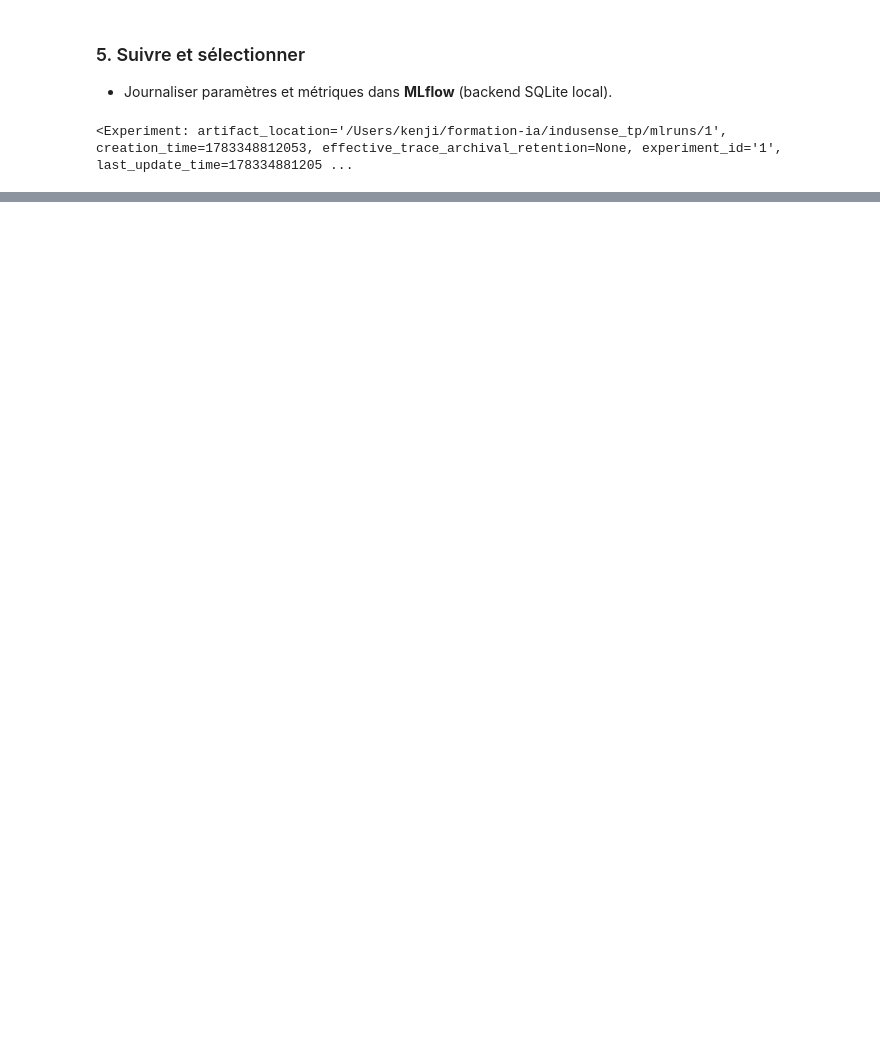
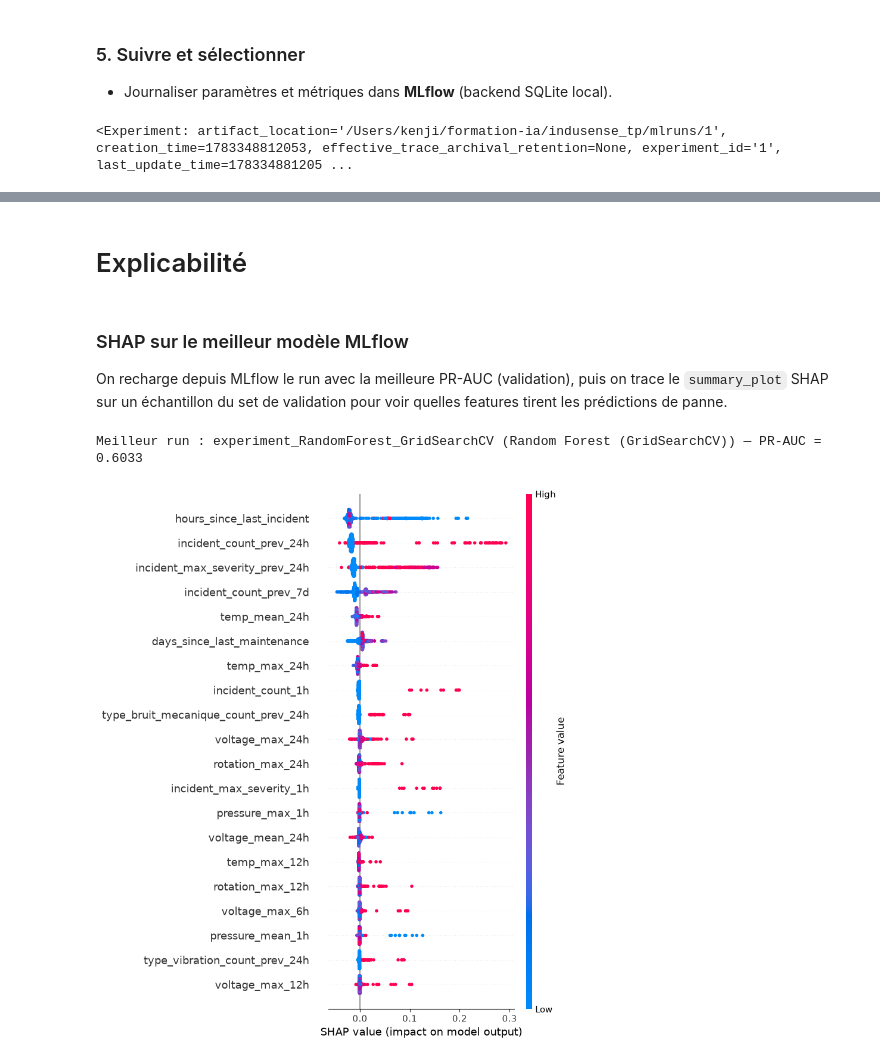
Before and after one commit to kenji21/indusense_tp, a Jupyter notebook: 01_maintenance_ml.ipynb, the cells around one changed output, grey strips where cells are left out. Cells and saved outputs as stored; diff of their text form; code cells hidden in the pictures; blank space fills up the shorter version.

Commit message:
Ajout tests optuna + SHAP

```diff
--- a/01_maintenance_ml.ipynb
+++ b/01_maintenance_ml.ipynb
@@ -418,0 +883,53 @@ mlflow.set_experiment('b5-maintenance-predictive')
+# %% [markdown]
+# Explicabilité
+# %% [markdown]
+### SHAP sur le meilleur modèle MLflow
+On recharge depuis MLflow le run avec la meilleure PR-AUC (validation), puis on trace le `summary_plot` SHAP sur un échantillon du set de validation pour voir quelles features tirent les prédictions de panne.
+# %%
+import shap
+import mlflow
+from sklearn.pipeline import Pipeline
+
+# rend la cellule autonome après un restart du kernel
+mlflow.set_tracking_uri('sqlite:///mlflow.db')
+
+# le run (parent) avec la meilleure PR-AUC sur la validation
+best_run = (
+    mlflow.search_runs(
+        experiment_names=['b5-maintenance-predictive'],
+        filter_string="tags.model_name != ''",
+    )
+    .sort_values('metrics.pr_auc', ascending=False)
+    .iloc[0]
+)
+print(f"Meilleur run : {best_run['tags.mlflow.runName']} "
+      f"({best_run['tags.model_name']}) — PR-AUC = {best_run['metrics.pr_auc']:.4f}")
+
+model_uri = f"runs:/{best_run.run_id}/model"
+try:
+    best_model = mlflow.sklearn.load_model(model_uri)
+except mlflow.exceptions.MlflowException:
+    best_model = mlflow.xgboost.load_model(model_uri)
+
+# échantillon de la validation pour garder un temps de calcul raisonnable
+X_shap = X_val[feature_cols].sample(n=min(1000, len(X_val)), random_state=42)
+
+if isinstance(best_model, Pipeline):
+    # régression logistique : on explique le modèle final sur les données standardisées
+    X_expl = pd.DataFrame(
+        best_model[:-1].transform(X_shap), columns=feature_cols, index=X_shap.index,
+    )
+    explainer = shap.LinearExplainer(best_model[-1], X_expl)
+else:
+    # Random Forest / XGBoost
+    X_expl = X_shap
+    explainer = shap.TreeExplainer(best_model)
+
+shap_values = explainer(X_expl)
+if shap_values.values.ndim == 3:  # Random Forest : une sortie par classe, on garde la classe "panne"
+    shap_values = shap_values[..., 1]
+
+shap.summary_plot(shap_values, X_expl, max_display=20)
+# %% [output]
+Meilleur run : experiment_RandomForest_GridSearchCV (Random Forest (GridSearchCV)) — PR-AUC = 0.6033
+[figure, added]
```
Also changed, not shown: parts of 30 cells of this notebook, 3 other files.
